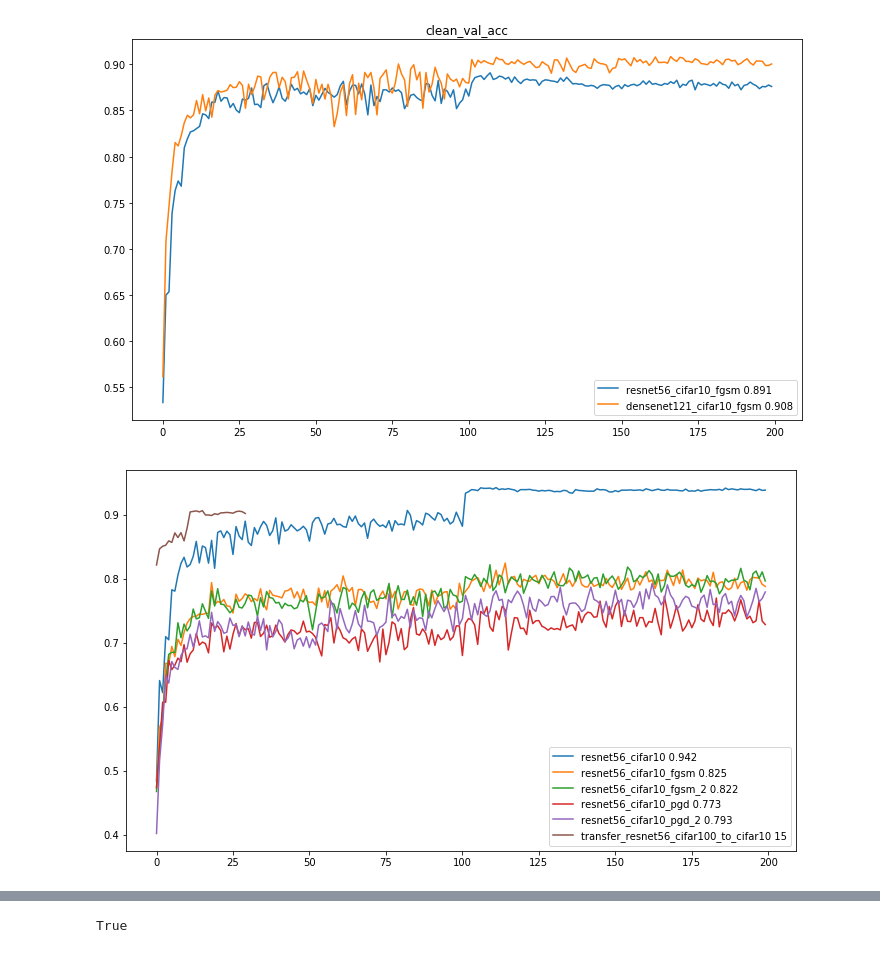
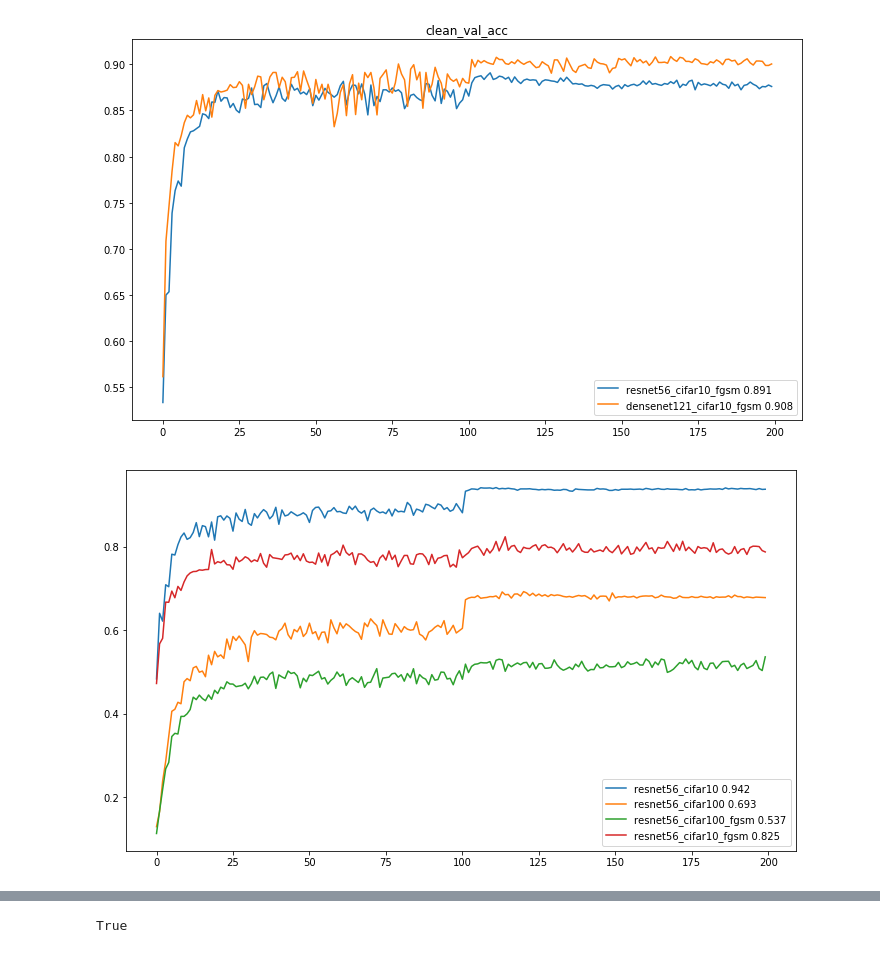
Before and after one commit to nanton96/An-Empirical-Evaluation-of-Adversarial-Robustness-under-Transfer-Learning, a Jupyter notebook: notebooks/Plodz.ipynb, the cells around one changed output, grey strips where cells are left out. Drawn from its saved outputs; the diff is of its cells as text; code cells hidden in the pictures.

```diff
--- a/notebooks/Plodz.ipynb
+++ b/notebooks/Plodz.ipynb
@@ -87,16 +75,13 @@ plt.show()
 # %%
 model='resnet56'
 plt.figure(figsize=(12,7))
 for net in nets:
-    if '%s_cifar10' % model in net and not '%s_cifar100' % model in net:
+    if 'resnet' in net:
         argmx = summaries[net]['val_acc'][:200].idxmax()
         mx = summaries[net]['val_acc'][:200].max()
         summaries[net]['val_acc'][:200].plot(label=net + ' %.3f' % (mx));
-net='transfer_%s_cifar100_to_cifar10' % model
-argmx = summaries_transfer[net]['val_acc'][:200].idxmax()
-summaries_transfer[net]['val_acc'][:200].plot(label=net + ' %d' % argmx);
 plt.legend()
 plt.show()
 # %% [output]
-[figure, old version]
+[figure, new version]
 # %%
```
Also changed, not shown: parts of 6 cells of this notebook, 3 other files.
